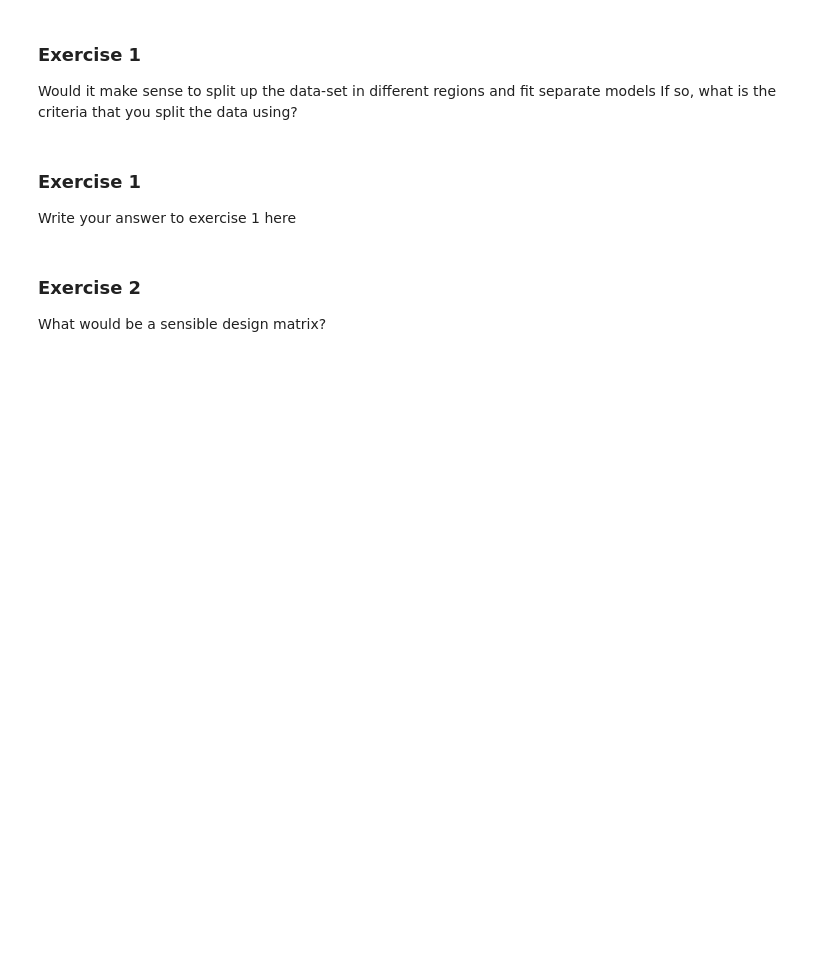
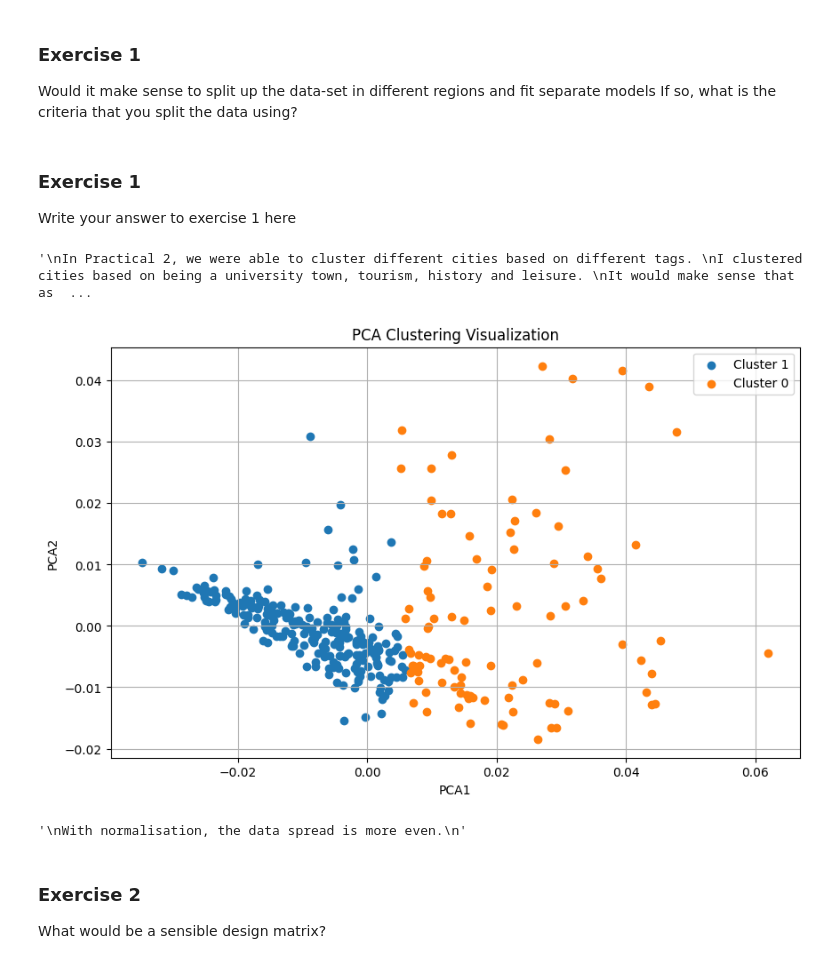
Before and after one commit to Navaneeth2906/nm803_ads_2024, a Jupyter notebook: Practical_3.ipynb, the cells around one changed output. Saved outputs shown, nothing was run; the diff lists cells and outputs as text; code cells hidden in the pictures; blank space fills up the shorter version.

```diff
--- a/Practical_3.ipynb
+++ b/Practical_3.ipynb
@@ -644,7 +640,60 @@ It would make sense that as cities in the same cluster are similar, they may als
 Especially towns like Oxford and Cambridge, which are both university towns and would predominantly have young people.
 More residential areas would have more old people and so also demonstrate similar age distributions.
 As such, it would perhaps make sense to split the data by area, where we fit different models to areas that share different characteristics.
+
+Similarly, we can partition the given data into clusters based on the similarities of their population distributions.
+It would first make sense to normalise each row (as certain areas will have a larger net population) so that we have data for age proportions in different regions.
+Since there are 100 different dimensions for each region (100 ages) it make sense to first apply PCA and then cluster by k-means
 '''
+# %% [output]
+'\nIn Practical 2, we were able to cluster different cities based on different tags. \nI clustered cities based on being a university town, tourism, history and leisure. \nIt would make sense that as  ...
+# %%
+# Normalize each row by the sum of its entries
+age_df_normalised = age_df.div(age_df.sum(axis=1), axis=0)
+# %%
+import pandas as pd
+from sklearn.decomposition import PCA
+from sklearn.cluster import KMeans
+from sklearn.preprocessing import StandardScaler
+import matplotlib.pyplot as plt
+
+age_df_clustered = age_df_normalised.copy()
+
+
+
+# Apply PCA for dimensionality reduction
+pca = PCA(n_components=2)
+pca_data = pca.fit_transform(age_df_clustered)
+
+# Apply k-means clustering
+kmeans = KMeans(n_clusters=2, random_state=42)
+clusters = kmeans.fit_predict(pca_data)
+
+# Add PCA components and cluster labels to the original DataFrame
+age_df_clustered['PCA1'] = pca_data[:, 0]
+age_df_clustered['PCA2'] = pca_data[:, 1]
+age_df_clustered['Cluster'] = clusters
+
+# Plot the PCA components with cluster labels
+plt.figure(figsize=(10, 6))
+for cluster in age_df_clustered['Cluster'].unique():
+    cluster_data = age_df_clustered[age_df_clustered['Cluster'] == cluster]
+    plt.scatter(cluster_data['PCA1'], cluster_data['PCA2'], label=f'Cluster {cluster}')
+
+# Add labels and title
+plt.xlabel('PCA1')
+plt.ylabel('PCA2')
+plt.title('PCA Clustering Visualization')
+plt.legend()
+plt.grid()
+plt.show()
+
+'''
+With normalisation, the data spread is more even.
+'''
+# %% [output]
+[figure, added]
+'\nWith normalisation, the data spread is more even.\n'
 # %% [markdown]
 ### Exercise 2
 
```
Also changed, not shown: parts of 14 cells of this notebook.
